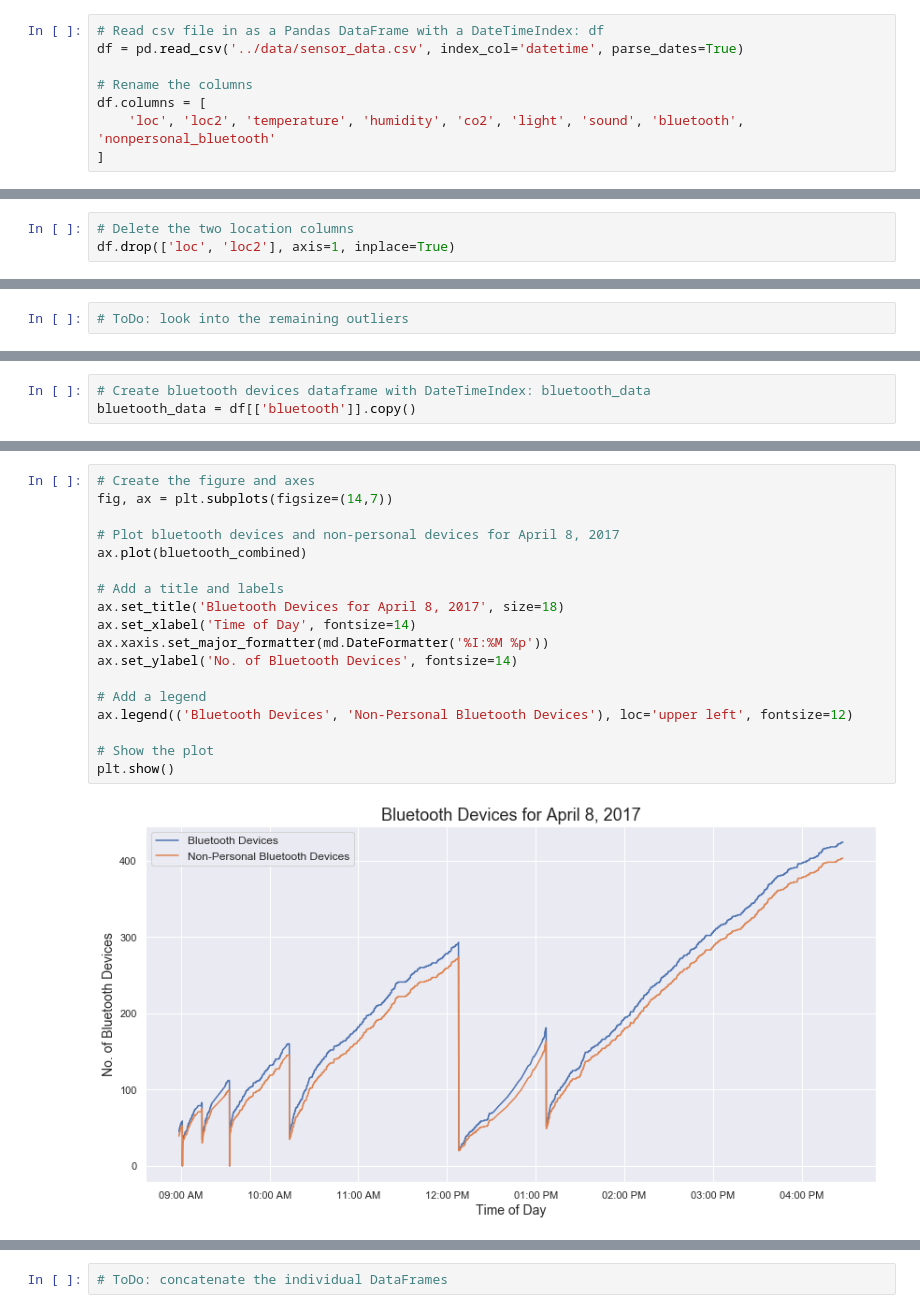
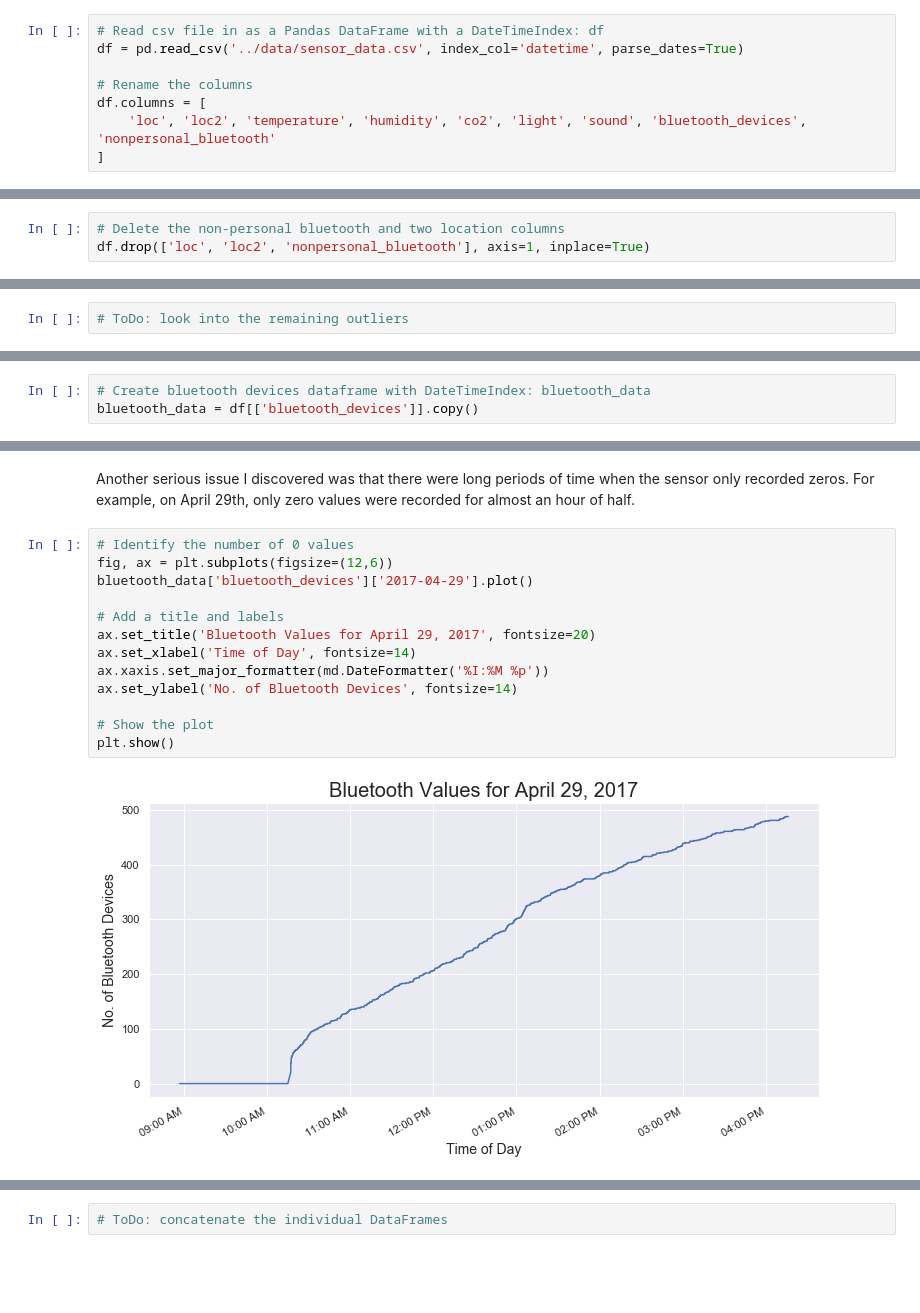
Before and after one commit to Kautumn06/classroom-occupancy, a Jupyter notebook: notebooks/DataWrangling.ipynb, the cells around one changed output, grey strips where cells are left out. Saved outputs shown, nothing was run; the diff lists cells and outputs as text; blank space fills up the shorter version.

```diff
--- a/notebooks/DataWrangling.ipynb
+++ b/notebooks/DataWrangling.ipynb
@@ -94,7 +94,7 @@ df = pd.read_csv('../data/sensor_data.csv', index_col='datetime', parse_dates=Tr
 
 # Rename the columns
 df.columns = [
-    'loc', 'loc2', 'temperature', 'humidity', 'co2', 'light', 'sound', 'bluetooth', 'nonpersonal_bluetooth'
+    'loc', 'loc2', 'temperature', 'humidity', 'co2', 'light', 'sound', 'bluetooth_devices', 'nonpersonal_bluetooth'
 ]
 # %% [markdown]
 When the project first began, our team had debated the idea of gathering data from other classrooms, which is why this dataset contains two location columns. However, since it only contains data from our classroom, I can drop these columns.
@@ -101,6 +115,6 @@ When the project first began, our team had debated the idea of gathering data fr
 # %%
-# Delete the two location columns
-df.drop(['loc', 'loc2'], axis=1, inplace=True)
+# Delete the non-personal bluetooth and two location columns
+df.drop(['loc', 'loc2', 'nonpersonal_bluetooth'], axis=1, inplace=True)
 # %% [markdown]
 ### Dataset Overview
 
@@ -568,3 +592,3 @@ plotBoxplots(light_data, 'light', 'Light Level (Lux)')
 # %%
 # Create bluetooth devices dataframe with DateTimeIndex: bluetooth_data
-bluetooth_data = df[['bluetooth']].copy()
+bluetooth_data = df[['bluetooth_devices']].copy()
@@ -658,20 +645,17 @@ bluetooth_combined = df.loc['April 8, 2017', 'bluetooth':'nonpersonal_bluetooth'
+# %% [markdown]
+Another serious issue I discovered was that there were long periods of time when the sensor only recorded zeros. For example, on April 29th, only zero values were recorded for almost an hour of half.
 # %%
-# Create the figure and axes
-fig, ax = plt.subplots(figsize=(14,7))
-
-# Plot bluetooth devices and non-personal devices for April 8, 2017
-ax.plot(bluetooth_combined)
+# Identify the number of 0 values
+fig, ax = plt.subplots(figsize=(12,6))
+bluetooth_data['bluetooth_devices']['2017-04-29'].plot()
 
 # Add a title and labels
-ax.set_title('Bluetooth Devices for April 8, 2017', size=18)
+ax.set_title('Bluetooth Values for April 29, 2017', fontsize=20)
 ax.set_xlabel('Time of Day', fontsize=14)
 ax.xaxis.set_major_formatter(md.DateFormatter('%I:%M %p'))
 ax.set_ylabel('No. of Bluetooth Devices', fontsize=14)
 
-# Add a legend
-ax.legend(('Bluetooth Devices', 'Non-Personal Bluetooth Devices'), loc='upper left', fontsize=12)
-
 # Show the plot
 plt.show()
 # %% [output]
-[figure, old version]
+[figure, new version]
```
Also changed, not shown: parts of 34 cells of this notebook.
